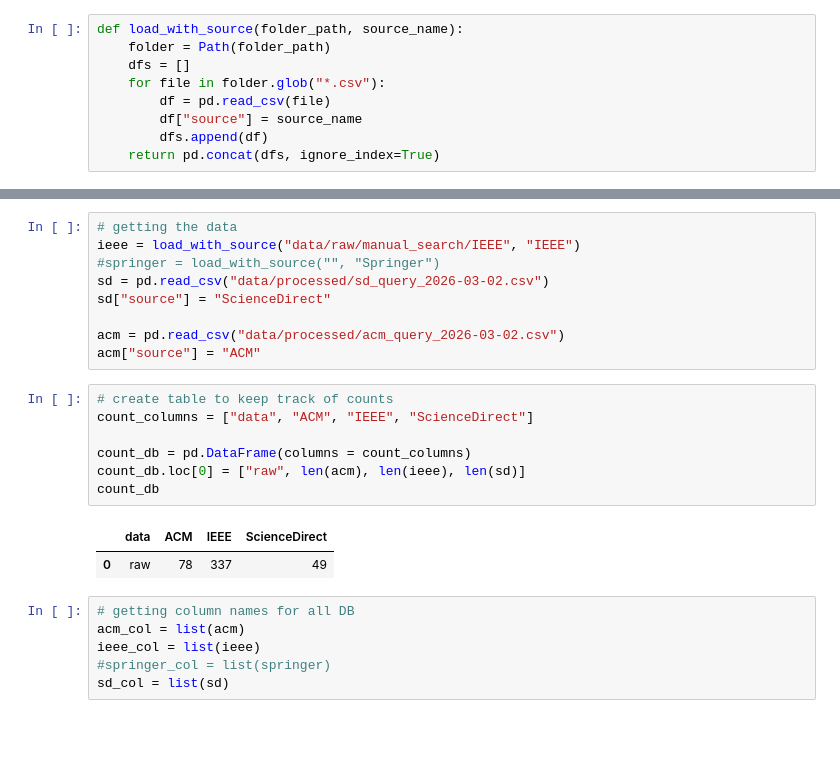
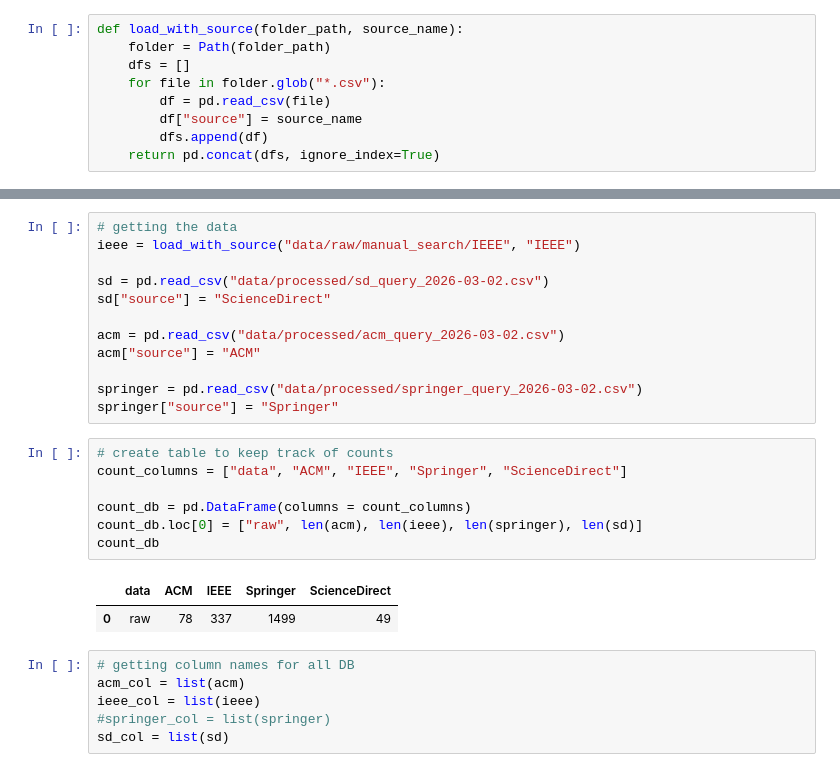
Before and after one commit to AichaNT/bachelor_thesis, a Jupyter notebook: EDA.ipynb, the cells around one changed output, grey strips where cells are left out. Cells and saved outputs as stored; diff of their text form; blank space fills up the shorter version.

```diff
--- a/EDA.ipynb
+++ b/EDA.ipynb
@@ -27,22 +75,25 @@ def load_with_source(folder_path, source_name):
 # %%
 # getting the data
 ieee = load_with_source("data/raw/manual_search/IEEE", "IEEE")
-#springer = load_with_source("", "Springer")
+
 sd = pd.read_csv("data/processed/sd_query_2026-03-02.csv")
 sd["source"] = "ScienceDirect"
 
 acm = pd.read_csv("data/processed/acm_query_2026-03-02.csv")
 acm["source"] = "ACM"
+
+springer = pd.read_csv("data/processed/springer_query_2026-03-02.csv")
+springer["source"] = "Springer"
 # %%
 # create table to keep track of counts
-count_columns = ["data", "ACM", "IEEE", "ScienceDirect"]
+count_columns = ["data", "ACM", "IEEE", "Springer", "ScienceDirect"]
 
 count_db = pd.DataFrame(columns = count_columns)
-count_db.loc[0] = ["raw", len(acm), len(ieee), len(sd)]
+count_db.loc[0] = ["raw", len(acm), len(ieee), len(springer), len(sd)]
 count_db
 # %% [output]
-|  | data | ACM | IEEE | ScienceDirect |
-| 0 | raw | 78 | 337 | 49 |
+|  | data | ACM | IEEE | Springer | ScienceDirect |
+| 0 | raw | 78 | 337 | 1499 | 49 |
 # %%
 # getting column names for all DB
 acm_col = list(acm)
```
Also changed, not shown: parts of 2 cells of this notebook, 2 other files.
